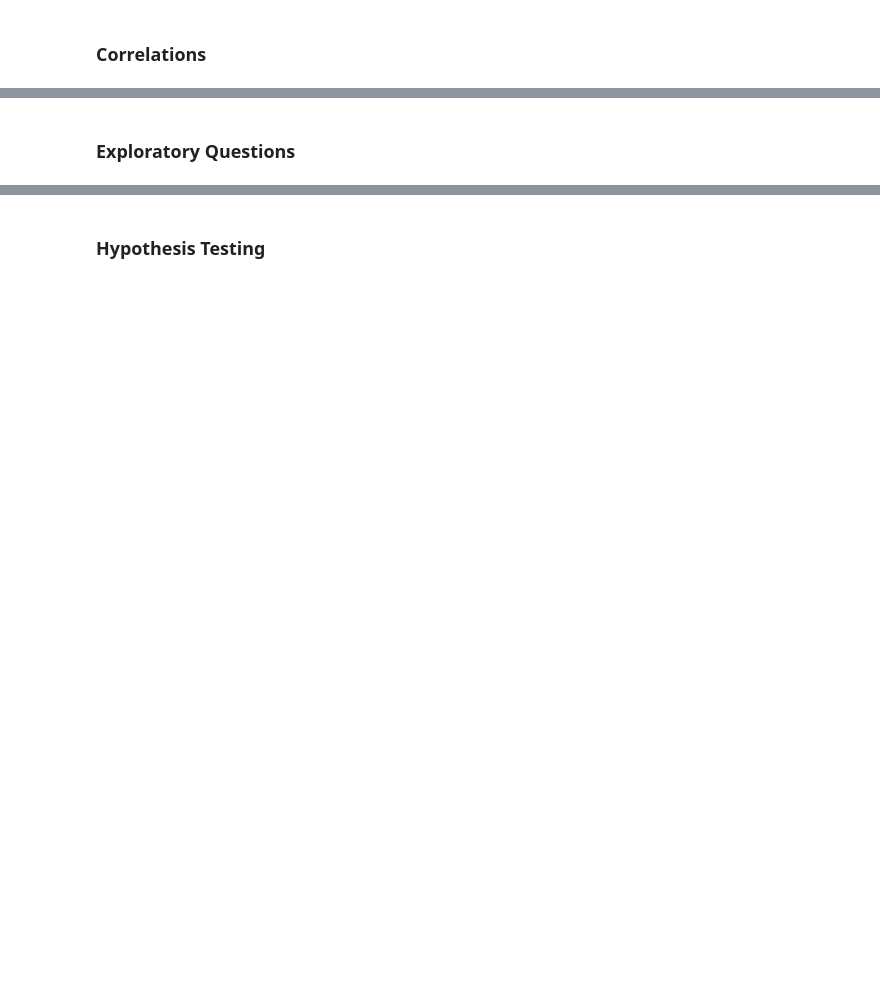
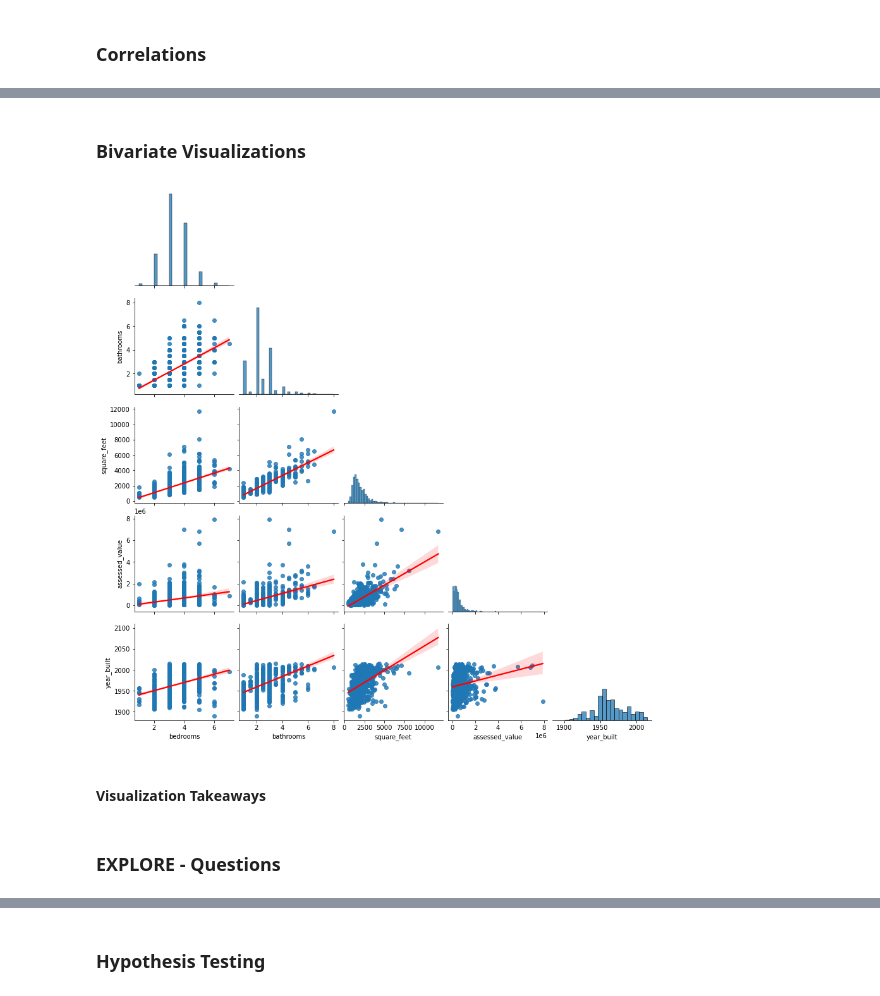
Before and after one commit to rachelrobbinsmayhill/regression-project, a Jupyter notebook: Final_Report.ipynb, the cells around one changed output, grey strips where cells are left out. Saved outputs shown, nothing was run; the diff lists cells and outputs as text; code cells hidden in the pictures; blank space fills up the shorter version.

```diff
--- a/Final_Report.ipynb
+++ b/Final_Report.ipynb
@@ -113,2 +167,11 @@ df.shape
+# %% [markdown]
+### Bivariate Visualizations
+# %%
+cont_cols = ['bedrooms','bathrooms','square_feet', 'assessed_value', 'year_built']
+explore.plot_variable_pairs(df[cont_cols].sample(1000))
+# %% [output]
+[figure, added]
+# %% [markdown]
+#### Visualization Takeaways
 # %% [markdown]
-### Exploratory Questions
+### EXPLORE - Questions
```
Also changed, not shown: parts of 80 cells of this notebook.
